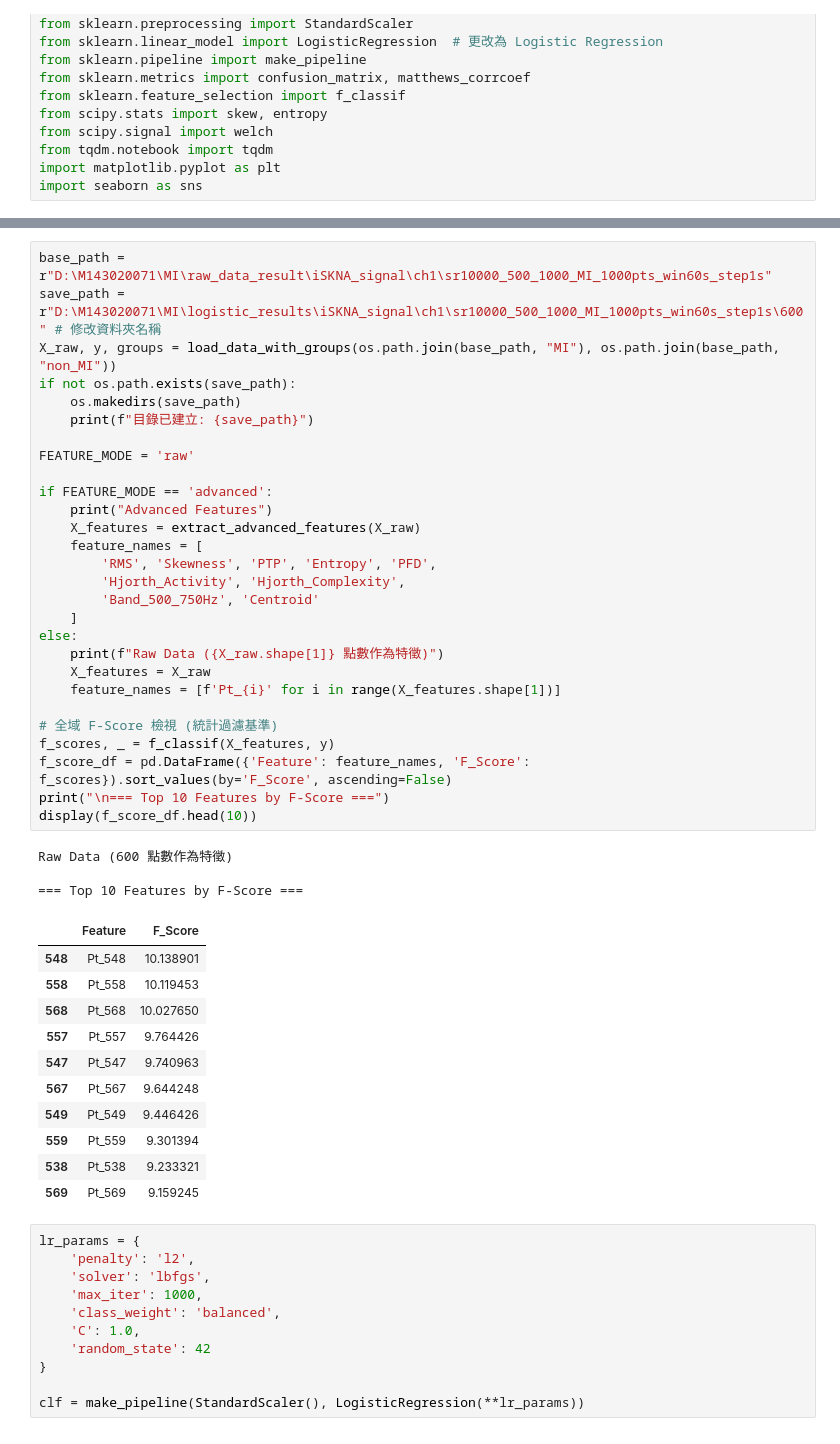
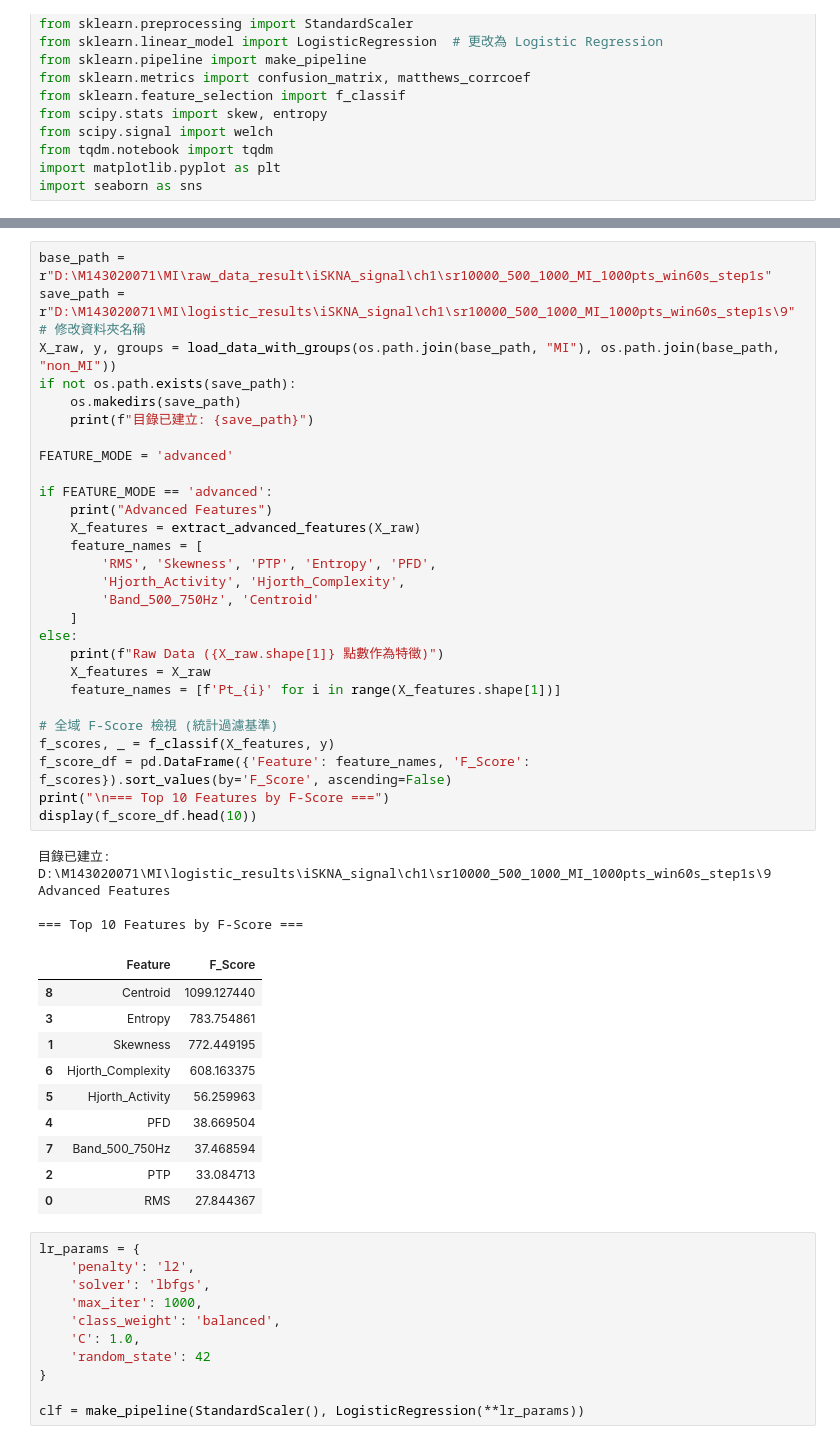
Before and after one commit to yujui-91/MI_yu, a Jupyter notebook: Logistic/Logistic_MI_yu.ipynb, the cells around one changed output, grey strips where cells are left out. Cells and saved outputs as stored; diff of their text form.

```diff
--- a/Logistic/Logistic_MI_yu.ipynb
+++ b/Logistic/Logistic_MI_yu.ipynb
@@ -99,47 +99,47 @@ def save_cm_to_csv(y_true, y_pred, filename):
     print(f"Saved: {full_path}")
 # %%
 base_path = r"D:\M143020071\MI\raw_data_result\iSKNA_signal\ch1\sr10000_500_1000_MI_1000pts_win60s_step1s"
-save_path = r"D:\M143020071\MI\logistic_results\iSKNA_signal\ch1\sr10000_500_1000_MI_1000pts_win60s_step1s\600" # 修改資料夾名稱
+save_path = r"D:\M143020071\MI\logistic_results\iSKNA_signal\ch1\sr10000_500_1000_MI_1000pts_win60s_step1s\9" # 修改資料夾名稱
 X_raw, y, groups = load_data_with_groups(os.path.join(base_path, "MI"), os.path.join(base_path, "non_MI"))
 if not os.path.exists(save_path):
     os.makedirs(save_path)
     print(f"目錄已建立: {save_path}")
 
-FEATURE_MODE = 'raw'
+FEATURE_MODE = 'advanced'
 
 if FEATURE_MODE == 'advanced':
     print("Advanced Features")
     X_features = extract_advanced_features(X_raw)
     feature_names = [
         'RMS', 'Skewness', 'PTP', 'Entropy', 'PFD',
         'Hjorth_Activity', 'Hjorth_Complexity',
         'Band_500_750Hz', 'Centroid'
     ]
 else:
     print(f"Raw Data ({X_raw.shape[1]} 點數作為特徵)")
     X_features = X_raw
     feature_names = [f'Pt_{i}' for i in range(X_features.shape[1])]
 
 # 全域 F-Score 檢視 (統計過濾基準)
 f_scores, _ = f_classif(X_features, y)
 f_score_df = pd.DataFrame({'Feature': feature_names, 'F_Score': f_scores}).sort_values(by='F_Score', ascending=False)
 print("\n=== Top 10 Features by F-Score ===")
 display(f_score_df.head(10))
 # %% [output]
-Raw Data (600 點數作為特徵)
+目錄已建立: D:\M143020071\MI\logistic_results\iSKNA_signal\ch1\sr10000_500_1000_MI_1000pts_win60s_step1s\9
+Advanced Features
 
 === Top 10 Features by F-Score ===
 |  | Feature | F_Score |
-| 548 | Pt_548 | 10.138901 |
-| 558 | Pt_558 | 10.119453 |
-| 568 | Pt_568 | 10.027650 |
-| 557 | Pt_557 | 9.764426 |
-| 547 | Pt_547 | 9.740963 |
-| 567 | Pt_567 | 9.644248 |
-| 549 | Pt_549 | 9.446426 |
-| 559 | Pt_559 | 9.301394 |
-| 538 | Pt_538 | 9.233321 |
-| 569 | Pt_569 | 9.159245 |
+| 8 | Centroid | 1099.127440 |
+| 3 | Entropy | 783.754861 |
+| 1 | Skewness | 772.449195 |
+| 6 | Hjorth_Complexity | 608.163375 |
+| 5 | Hjorth_Activity | 56.259963 |
+| 4 | PFD | 38.669504 |
+| 7 | Band_500_750Hz | 37.468594 |
+| 2 | PTP | 33.084713 |
+| 0 | RMS | 27.844367 |
 # %%
 lr_params = {
     'penalty': 'l2',
```
Also changed, not shown: parts of 2 cells of this notebook, 8 other files.
